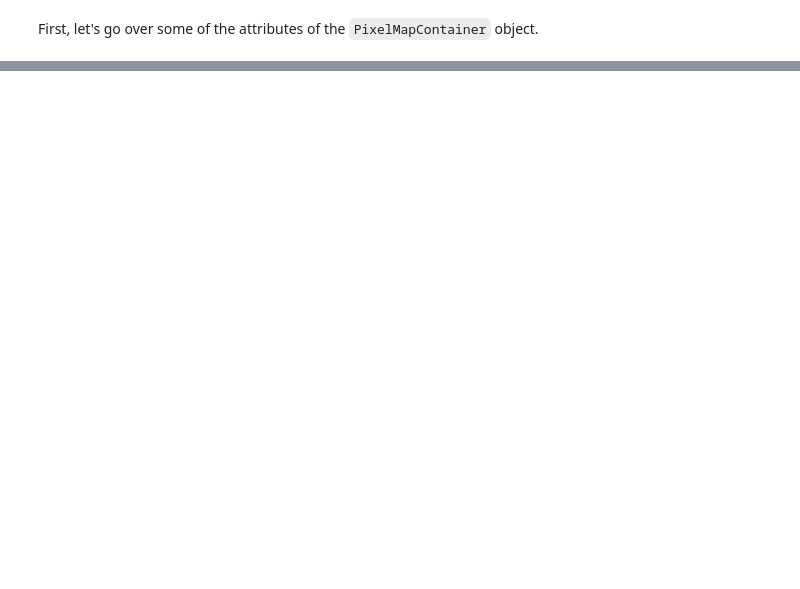
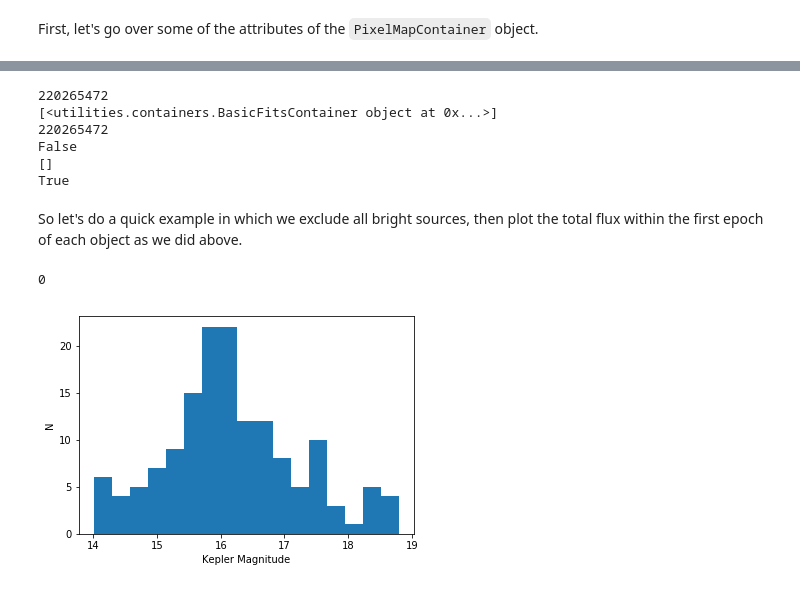
Before and after one commit to Rodot-/CARMA, a Jupyter notebook: container_tutorial.ipynb, the cells around one changed output, grey strips where cells are left out. Saved outputs shown, nothing was run; the diff lists cells and outputs as text; code cells hidden in the pictures; blank space fills up the shorter version.

```diff
--- a/container_tutorial.ipynb
+++ b/container_tutorial.ipynb
@@ -159,0 +182,41 @@ True
+# %%
+obj = cont[0]  # we'll chose the first object to exclude
+epicid = obj.EPIC # and grab it's EPIC ID
+print epicid
+
+cont.exclude_epic(epicid) # exclude this object by EPIC ID
+print cont.exclusions # we can see that our object is now in the list of excluded objects
+print cont.exclusions[0].EPIC # verify that it is our object
+print obj in cont.containers # and our object is not in our container that we iterate over
+
+cont.include_epic(epicid) # put it back in
+print cont.exclusions # we no longer are excluding any objects
+print obj in cont.containers
+# %% [output]
+220265472
+[<utilities.containers.BasicFitsContainer object at 0x...>]
+220265472
+False
+[]
+True
+# %% [markdown]
+So let's do a quick example in which we exclude all bright sources, then plot the total flux within the first epoch of each object as we did above.
+# %%
+mag_limit = 14
+flux_limit = magToFlux(mag_limit) # convert our Kepler mag to a flux
+
+bright_objects = [obj.EPIC for obj in cont if np.nansum(obj.pixels[0]) > flux_limit] # grab all of the objects above 14th mag
+cont.exclude_epic(*bright_objects) # the method take an arbitrary number of EPIC IDs are arguments
+
+faint_fluxes = np.array([np.nansum(obj.pixels[0]) for obj in cont]) # same as before
+faint_mags = fluxToMag(faint_fluxes)
+
+plt.hist(faint_mags, bins=int(np.sqrt(len(cont))), histtype='stepfilled')
+
+plt.ylabel('N')
+plt.xlabel('Kepler Magnitude')
+
+cont.include_epic(*bright_objects) # so we can use the full set for the next part
+# %% [output]
+0
+[figure, added]
```
Also changed, not shown: parts of 36 cells of this notebook.
